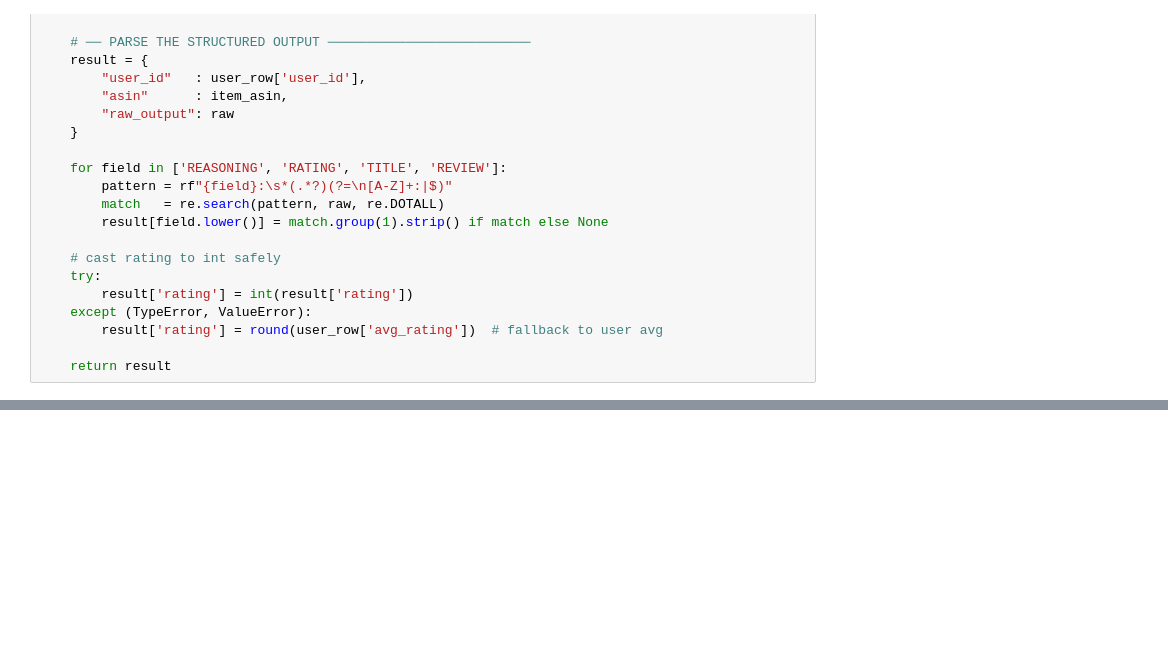
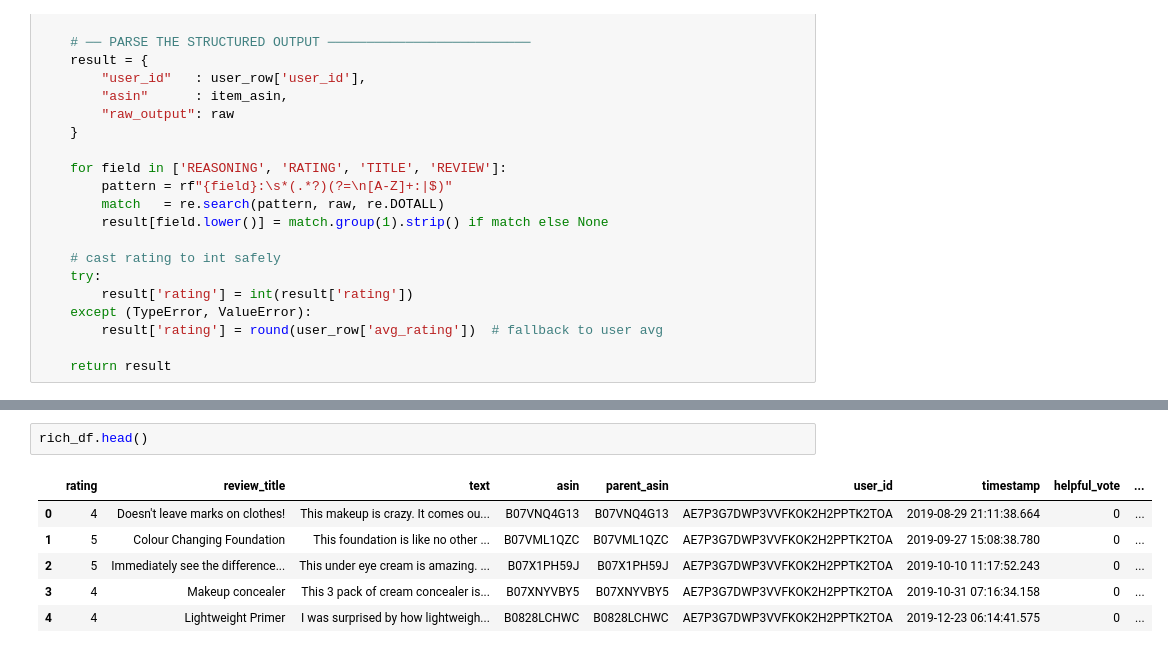
Before and after one commit to GeeksonCodes/dsn-bct-2026, a Jupyter notebook: notebooks/eda/amazon-review-notebook.ipynb, the cells around one changed output, grey strips where cells are left out. Drawn from its saved outputs; the diff is of its cells as text; blank space fills up the shorter version.

```diff
--- a/notebooks/eda/amazon-review-notebook.ipynb
+++ b/notebooks/eda/amazon-review-notebook.ipynb
@@ -1002,0 +1188,9 @@ REVIEW    : These wireless Bluetooth earbuds are a really good product. The qual
+# %%
+rich_df.head()
+# %% [output]
+|  | rating | review_title | text | asin | parent_asin | user_id | timestamp | helpful_vote | ... |
+| 0 | 4 | Doesn't leave marks on clothes! | This makeup is crazy. It comes ou... | B07VNQ4G13 | B07VNQ4G13 | AE7P3G7DWP3VVFKOK2H2PPTK2TOA | 2019-08-29 21:11:38.664 | 0 | ... |
+| 1 | 5 | Colour Changing Foundation | This foundation is like no other ... | B07VML1QZC | B07VML1QZC | AE7P3G7DWP3VVFKOK2H2PPTK2TOA | 2019-09-27 15:08:38.780 | 0 | ... |
+| 2 | 5 | Immediately see the difference... | This under eye cream is amazing. ... | B07X1PH59J | B07X1PH59J | AE7P3G7DWP3VVFKOK2H2PPTK2TOA | 2019-10-10 11:17:52.243 | 0 | ... |
+| 3 | 4 | Makeup concealer | This 3 pack of cream concealer is... | B07XNYVBY5 | B07XNYVBY5 | AE7P3G7DWP3VVFKOK2H2PPTK2TOA | 2019-10-31 07:16:34.158 | 0 | ... |
+| 4 | 4 | Lightweight Primer | I was surprised by how lightweigh... | B0828LCHWC | B0828LCHWC | AE7P3G7DWP3VVFKOK2H2PPTK2TOA | 2019-12-23 06:14:41.575 | 0 | ... |
```
Also changed, not shown: parts of 28 cells of this notebook.
